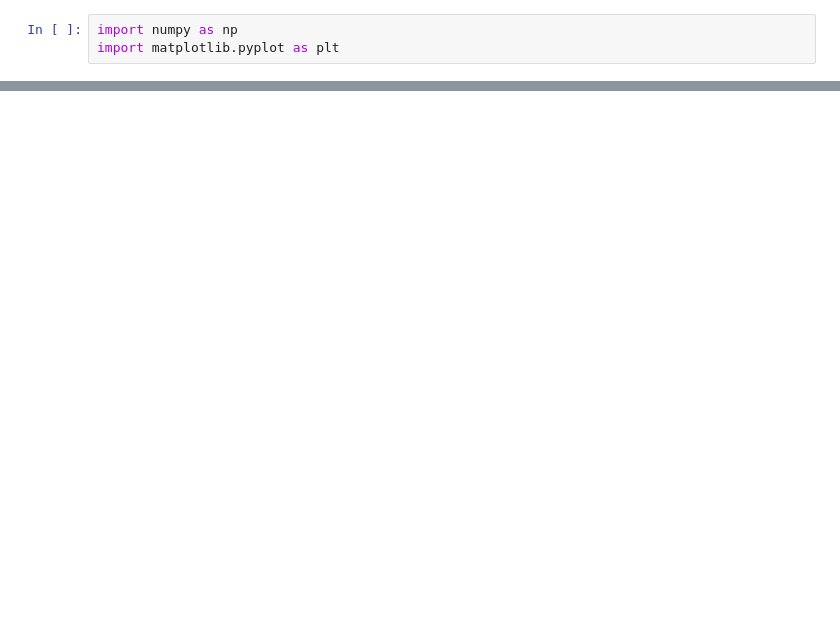
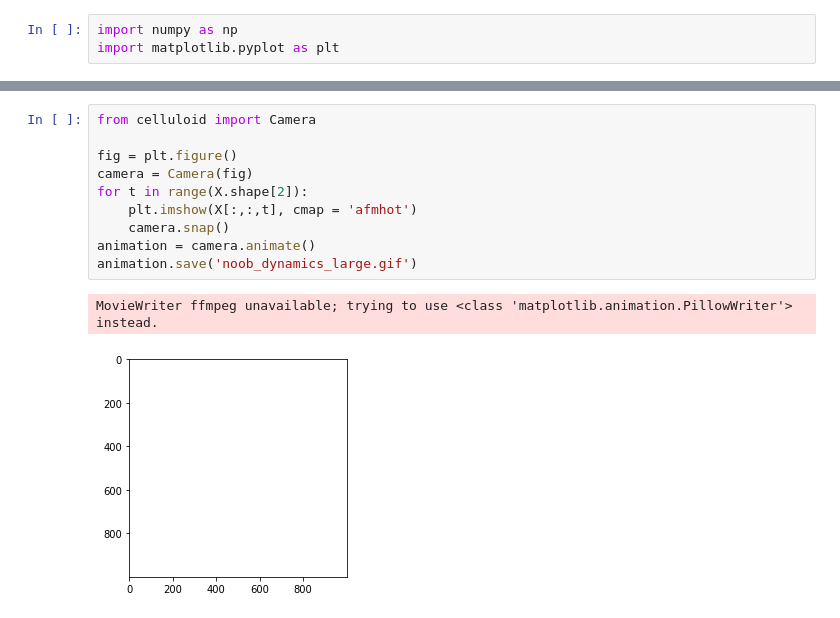
Before and after one commit to tamojit-maiti-ABI/covid-19-sim, a Jupyter notebook: FiniteAutomata.ipynb, the cells around one changed output, grey strips where cells are left out. Saved outputs shown, nothing was run; the diff lists cells and outputs as text; blank space fills up the shorter version.

```diff
--- a/FiniteAutomata.ipynb
+++ b/FiniteAutomata.ipynb
@@ -179,0 +181,13 @@ plt.show()
+# %%
+from celluloid import Camera
+
+fig = plt.figure()
+camera = Camera(fig)
+for t in range(X.shape[2]):
+    plt.imshow(X[:,:,t], cmap = 'afmhot')
+    camera.snap()
+animation = camera.animate()
+animation.save('noob_dynamics_large.gif')
+# %% [output]
+MovieWriter ffmpeg unavailable; trying to use <class 'matplotlib.animation.PillowWriter'> instead.
+[figure, added]
```
Also changed, not shown: parts of 3 cells of this notebook, 1 other file.
